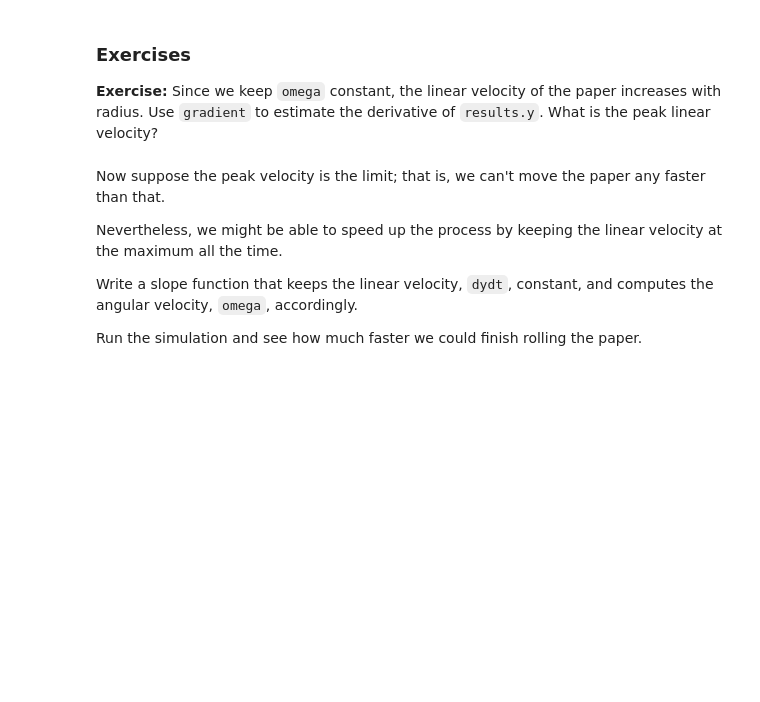
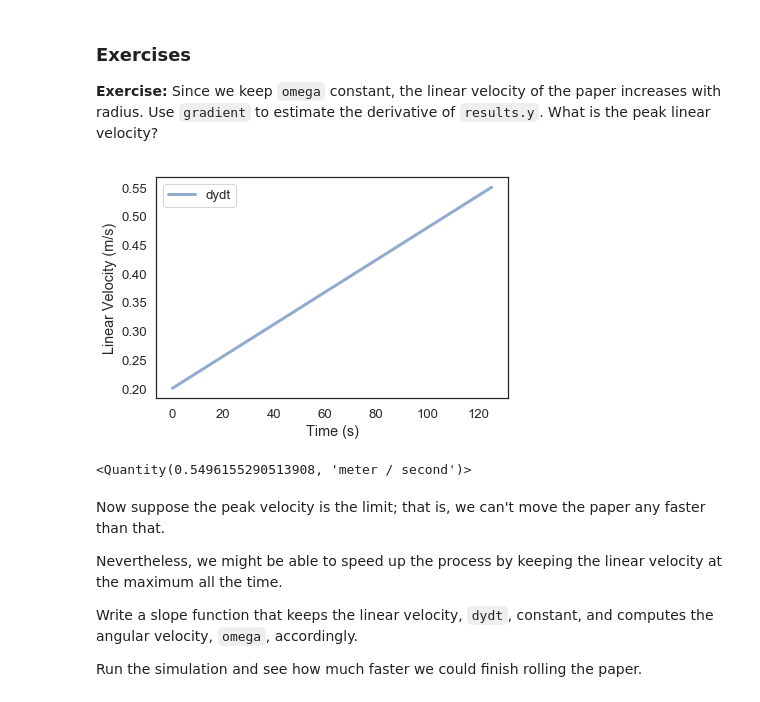
Before and after one commit to fung18870/ModSimPy, a Jupyter notebook: code/chap24-Mine.ipynb, the cells around one changed output. Saved outputs shown, nothing was run; the diff lists cells and outputs as text; code cells hidden in the pictures; blank space fills up the shorter version.

```diff
--- a/code/chap24-Mine.ipynb
+++ b/code/chap24-Mine.ipynb
@@ -224,5 +260,16 @@ savefig('figs/chap11-fig01.pdf')
 ### Exercises
 
 **Exercise:** Since we keep `omega` constant, the linear velocity of the paper increases with radius.  Use `gradient` to estimate the derivative of `results.y`.  What is the peak linear velocity?
+# %%
+# Solution goes here
+dydt = gradient(results.y)
+plot(dydt, label='dydt')
+decorate(xlabel='Time (s)',
+         ylabel='Linear Velocity (m/s)')
+# %% [output]
+[figure, added]
 # %%
 # Solution goes here
+peak_linear_velocity = get_last_value(dydt) * m/s
+# %% [output]
+<Quantity(0.5496155290513908, 'meter / second')>
```
Also changed, not shown: parts of 21 cells of this notebook, 10 other files.
